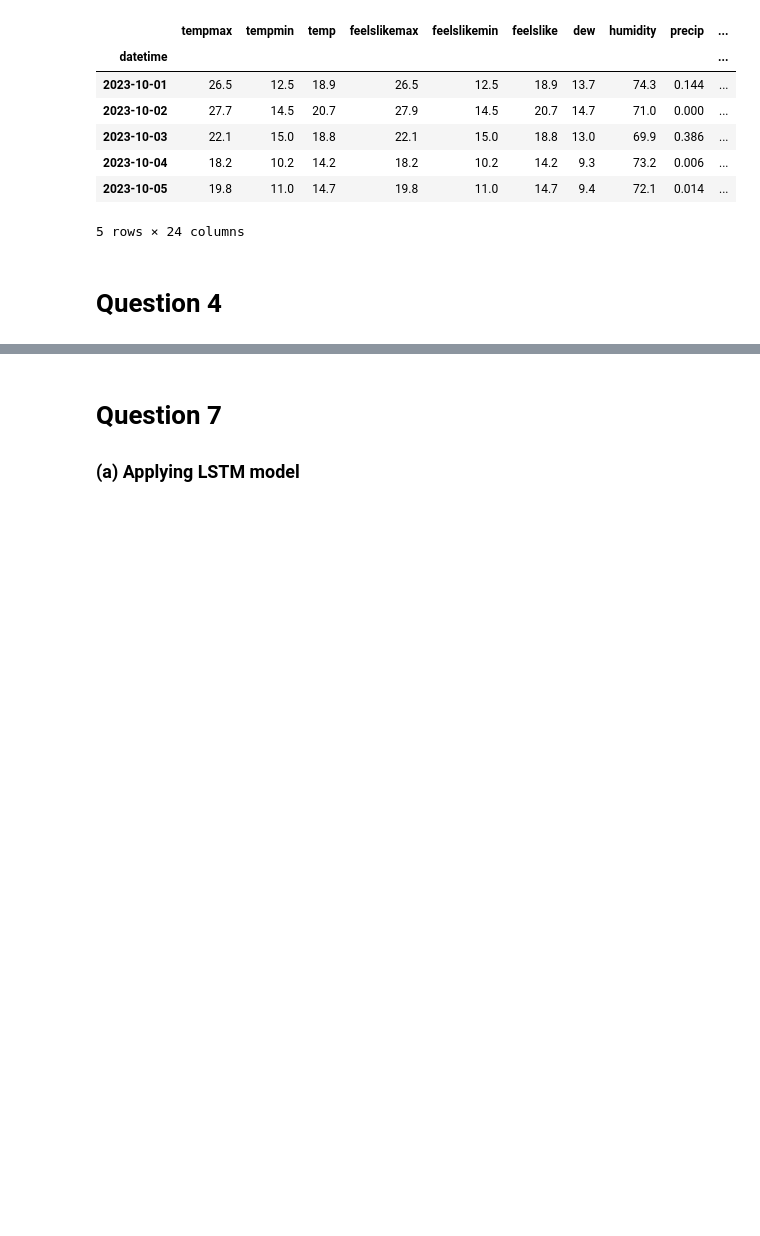
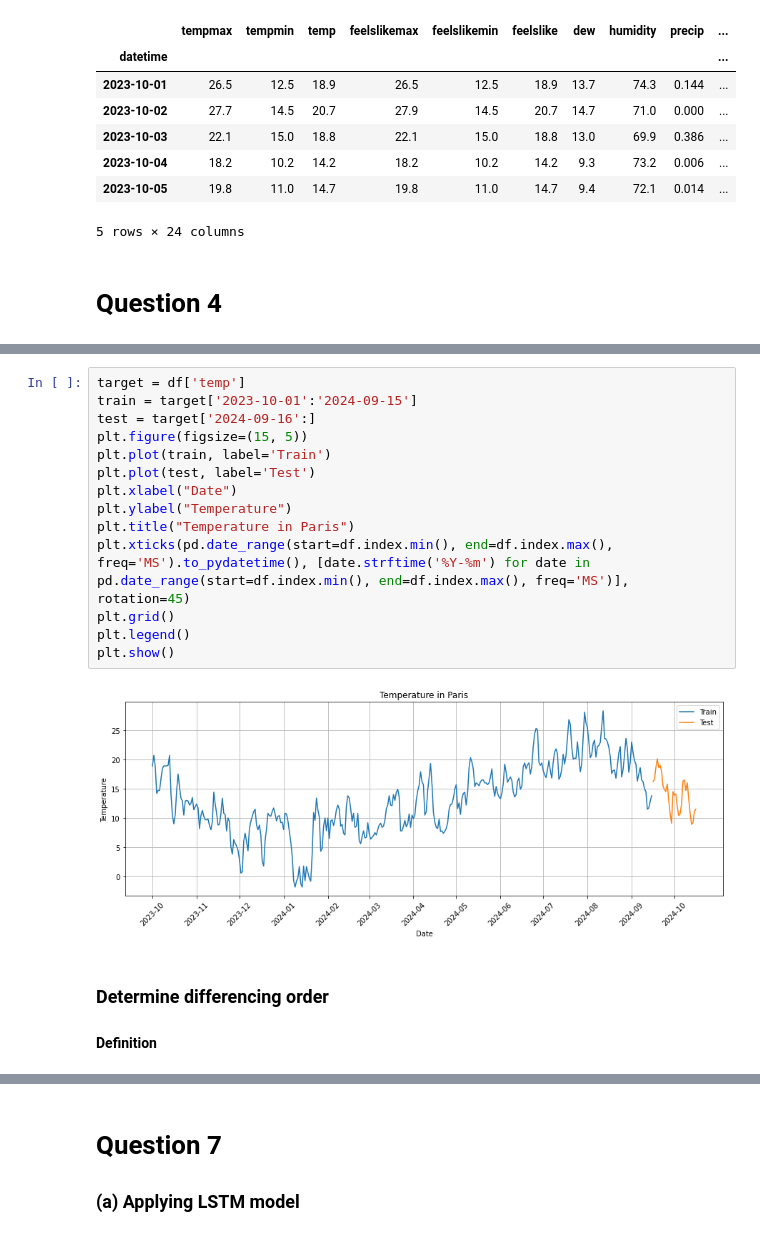
Before and after one commit to longle0702/lstm-predict-paris-temp, a Jupyter notebook: time_series_group_4_torch.ipynb, the cells around one changed output, grey strips where cells are left out. Saved outputs shown, nothing was run; the diff lists cells and outputs as text; blank space fills up the shorter version.

```diff
--- a/time_series_group_4_torch.ipynb
+++ b/time_series_group_4_torch.ipynb
@@ -107,0 +164,19 @@ X_test shape: (31, 23), y_test shape: (31,)
+# %%
+target = df['temp']
+train = target['2023-10-01':'2024-09-15']
+test = target['2024-09-16':]
+plt.figure(figsize=(15, 5))
+plt.plot(train, label='Train')
+plt.plot(test, label='Test')
+plt.xlabel("Date")
+plt.ylabel("Temperature")
+plt.title("Temperature in Paris")
+plt.xticks(pd.date_range(start=df.index.min(), end=df.index.max(), freq='MS').to_pydatetime(), [date.strftime('%Y-%m') for date in pd.date_range(start=df.index.min(), end=df.index.max(), freq='MS')], rotation=45)
+plt.grid()
+plt.legend()
+plt.show()
+# %% [output]
+[figure, added]
+# %% [markdown]
+### Determine differencing order
+#### Definition
```
Also changed, not shown: parts of 53 cells of this notebook, 7 other files.
